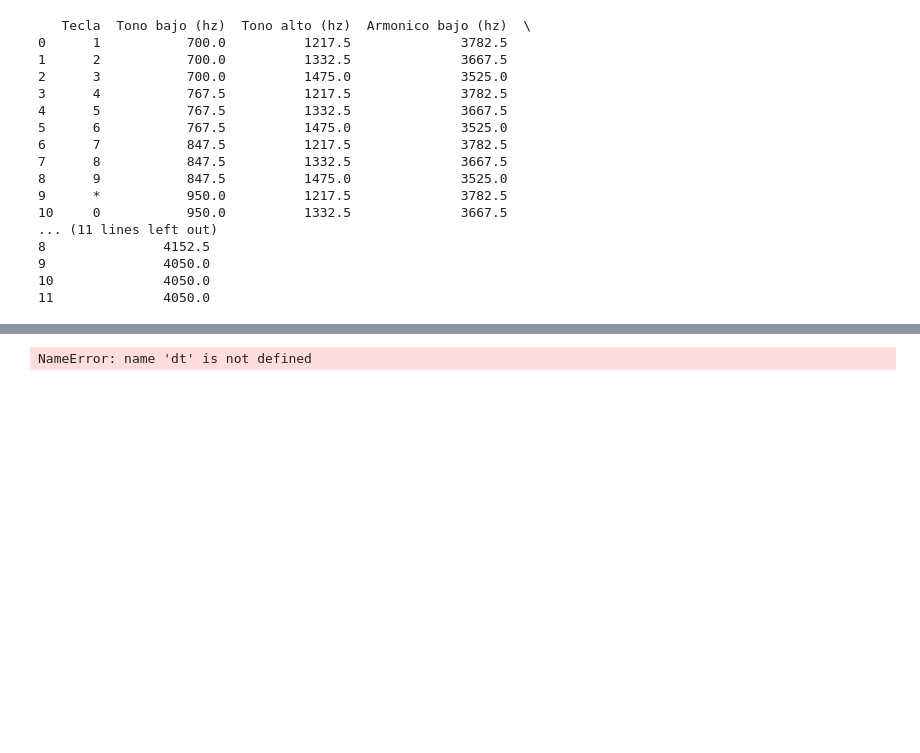
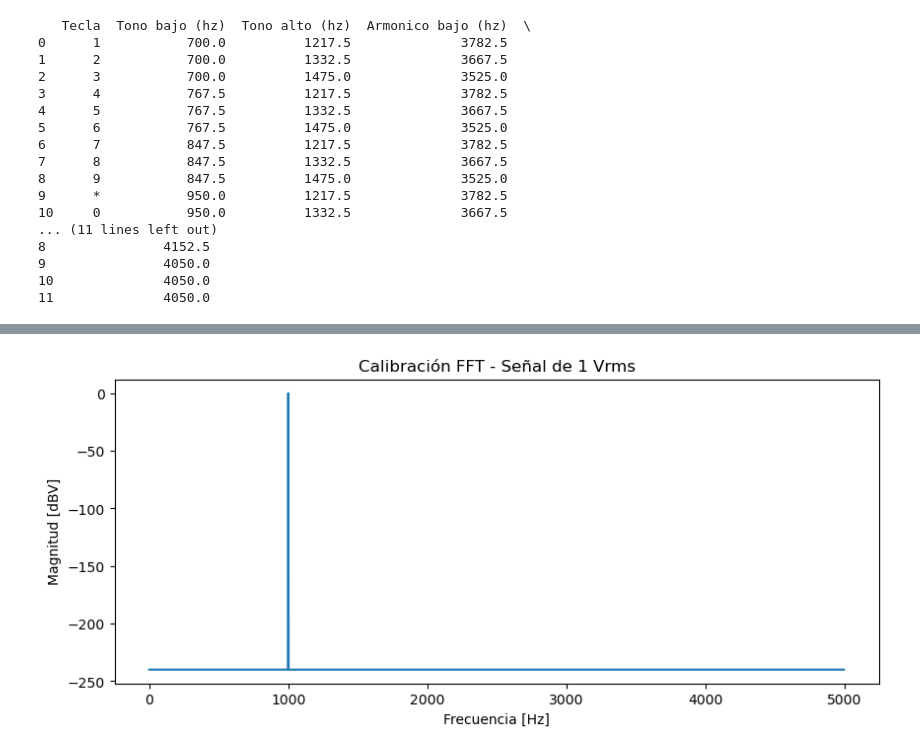
Before and after one commit to mnoe893/FFT_Telefono_ME1, a Jupyter notebook: analisis_de_mediciones_v2.ipynb, the cells around one changed output, grey strips where cells are left out. Cells and saved outputs as stored; diff of their text form; code cells hidden in the pictures; blank space fills up the shorter version.

Commit message:
test dBV

```diff
--- a/analisis_de_mediciones_v2.ipynb
+++ b/analisis_de_mediciones_v2.ipynb
@@ -533,9 +533,76 @@ Verifico el funcionamiento de mi FFT y paso a magnitud con un tono puro
 # %%
-Vrms = 1
-Vp = Vrms*np.sqrt(2)
+def procesar_medicion_test(dt=1e-4):
 
-f = 1000
-t = np.arange(0,1,dt)
-x = Vp*np.sin(2*np.pi*f*t)
+    # Parámetros
+    N = 4000
+    Fs = 1/dt
+
+    # Señal de prueba
+    Vrms = 1                      # 1 Vrms
+    Vp = Vrms * np.sqrt(2)        # amplitud pico
+
+    f = 1000                      # Hz (menor que Fs/2)
+
+    tiempo = np.arange(N) * dt
+    voltaje = Vp * np.sin(2*np.pi*f*tiempo)
+
+    # FFT
+    fft_valores = fft(voltaje)
+    mitad = N // 2
+
+    magnitud = (2.0 / N) * np.abs(fft_valores[:mitad])
+
+    # Corrección DC y Nyquist
+    magnitud[0] /= 2
+    if N % 2 == 0:
+        magnitud[-1] /= 2
+
+    # Frecuencias
+    frecuencias = fftfreq(N, dt)[:mitad]
+
+    # Conversión a RMS
+    magnitud_rms = magnitud / np.sqrt(2)
+
+    # dBV
+    magnitud_dbv = 20*np.log10(np.clip(magnitud_rms, 1e-12, None))
+
+    # dBm (600 ohm)
+    R = 600
+    magnitud_dbm = (
+        20*np.log10(np.clip(magnitud_rms, 1e-12, None))
+        - 10*np.log10(R)
+        + 30
+    )
+
+    # Buscar picos (para la prueba usar dBV)
+    #picos = busca_picos(magnitud_dbv, frecuencias)
+    #piso_ruido_db = piso_ruido(magnitud_dbv, picos["picos"])
+
+    return {
+        "tiempo": tiempo,
+        "voltaje": voltaje,
+        "frecuencia": frecuencias,
+        "magnitud": magnitud,
+        "magnitud_dbv": magnitud_dbv,
+        "magnitud_dbm": magnitud_dbm,
+        "N": N
+    }
+
+
+# ===========================
+# Ejecutar prueba de calibración
+# ===========================
+
+res = procesar_medicion_test()
+fig, ax = plt.subplots(figsize=(10,4))
+
+ax.plot(res["frecuencia"], res["magnitud_dbv"])
+#ax.plot(frecuencia_pico, nivel_pico, "ro")
+
+ax.set_xlabel("Frecuencia [Hz]")
+ax.set_ylabel("Magnitud [dBV]")
+ax.set_title("Calibración FFT - Señal de 1 Vrms")
+
+plt.show()
 # %% [output]
-NameError: name 'dt' is not defined
+[figure, added]
```
Also changed, not shown: parts of 3 cells of this notebook.
